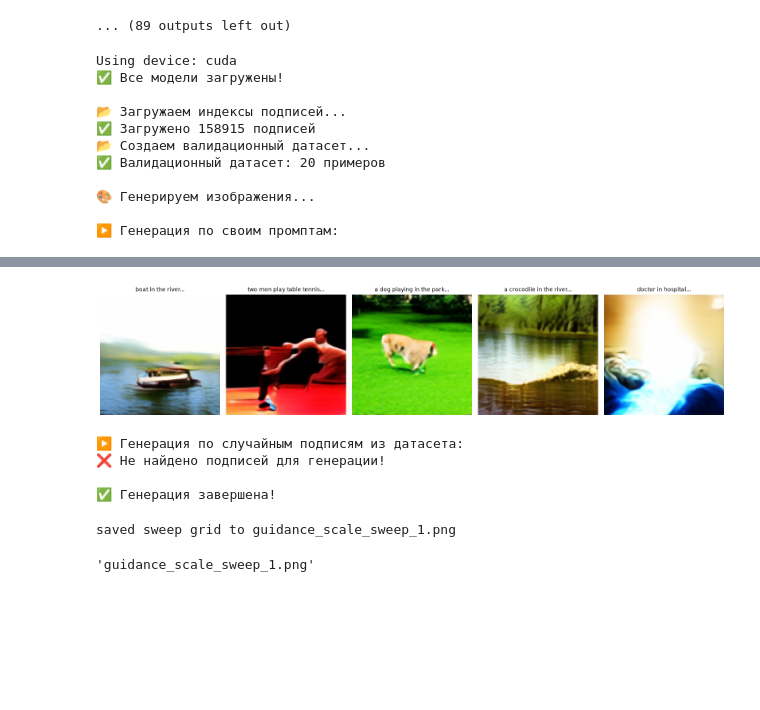
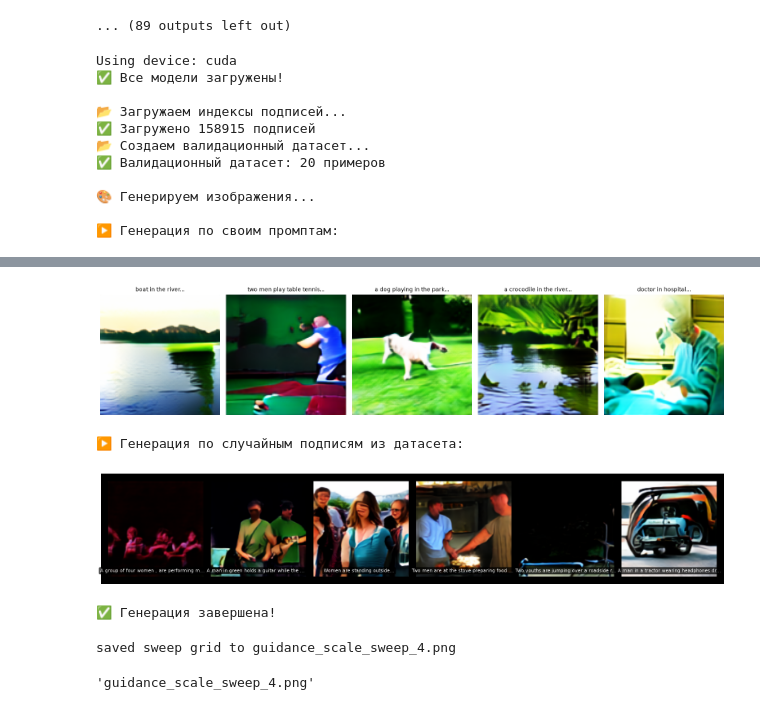
Before and after one commit to morozzz7/CNN, a Jupyter notebook: clip+diffusion.ipynb, the cells around one changed output, grey strips where cells are left out. Cells and saved outputs as stored; diff of their text form; code cells hidden in the pictures; blank space fills up the shorter version.

```diff
--- a/clip+diffusion.ipynb
+++ b/clip+diffusion.ipynb
@@ -1415,7 +1478,7 @@ print(f"Using device: {device}")
 # ============= ЗАГРУЗКА МОДЕЛЕЙ =============
 
 # 1. Загружаем чекпоинт диффузионной модели
-ckpt_path = 'checkpoints_diffusion_minsnr/best_unet.pt'
+ckpt_path = 'checkpoints_diffusion_score_clip/last_unet.pt'
 if not os.path.exists(ckpt_path):
     print(f"❌ Чекпоинт не найден: {ckpt_path}")
     print("   Сначала обучите модель или проверьте путь!")
@@ -1425,11 +1488,11 @@ ckpt = torch.load(ckpt_path, map_location=device)
 
 # 2. Инициализируем UNet
 unet = UNet(in_channels=4, base_ch=128, context_dim=512).to(device)
-unet.load_state_dict(ckpt['unet_raw'])  # или ckpt['unet'] если там EMA
+unet.load_state_dict(ckpt['unet'])  # или ckpt['unet'] если там EMA
 
 # 3. Создаем EMA-объект и загружаем EMA-веса
 ema_unet = EMA(unet)  # создаем объект EMA
-ema_unet.shadow = ckpt['unet_ema']  # загружаем EMA-веса из чекпоинта
+ema_unet.shadow = ckpt['unet']  # загружаем EMA-веса из чекпоинта
 
 # 4. Инициализируем диффузию
 diffusion = GaussianDiffusion(
@@ -1440,7 +1503,7 @@ diffusion = GaussianDiffusion(
 # 5. Загружаем декодер VAE
 decoder = VAEDecoder(latent_channels=4).to(device)
 vae_ckpt = torch.load('model_weights/best_vae.pt', map_location=device)
-decoder.load_state_dict(vae_ckpt['decoder'])
+decoder.load_state_dict(vae_ckpt['decoder_ema'])
 decoder.eval()
 
 # 6. Загружаем null_embedding и scale_factor
@@ -1669,7 +1732,7 @@ if val_subset is not None:
         scale_factor=scale_factor,
         device=device,
         n_samples=6,
-        num_inference_steps=100,
+        num_inference_steps=250,
         guidance_scale=10,
         seed=42
     )
@@ -1690,8 +1755,7 @@ Using device: cuda
-[figure, old version]
+[figure, new version]
-▶️ Генерация по случайным подписям из датасета:
-❌ Не найдено подписей для генерации!
-
-✅ Генерация завершена!
+▶️ Генерация по случайным подписям из датасета:
+[figure, added]
+✅ Генерация завершена!
 # %%
 @torch.no_grad()
 def embed_prompts(prompts, device, model_name='ViT-B-32', pretrained='laion2b_s34b_b79k'):
@@ -1787,13 +1851,13 @@ guidance_scales = [7.5, 9, 10, 12, 14]
 guidance_scale_sweep(
     prompts=prompts,
     guidance_scales=guidance_scales,
-    diffusion_checkpoint_path="checkpoints_diffusion_minsnr_start/best_unet.pt",
+    diffusion_checkpoint_path="checkpoints_diffusion_score_clip/best_unet.pt",
     vae_checkpoint_path="model_weights/best_vae.pt",
-    output_path="guidance_scale_sweep_1.png",
+    output_path="guidance_scale_sweep_4.png",
 )
 # %% [output]
-saved sweep grid to guidance_scale_sweep_1.png
+saved sweep grid to guidance_scale_sweep_4.png
-'guidance_scale_sweep_1.png'
+'guidance_scale_sweep_4.png'
 # %%
 def finetune(
     latent_dir,
```
Also changed, not shown: parts of 6 cells of this notebook.
